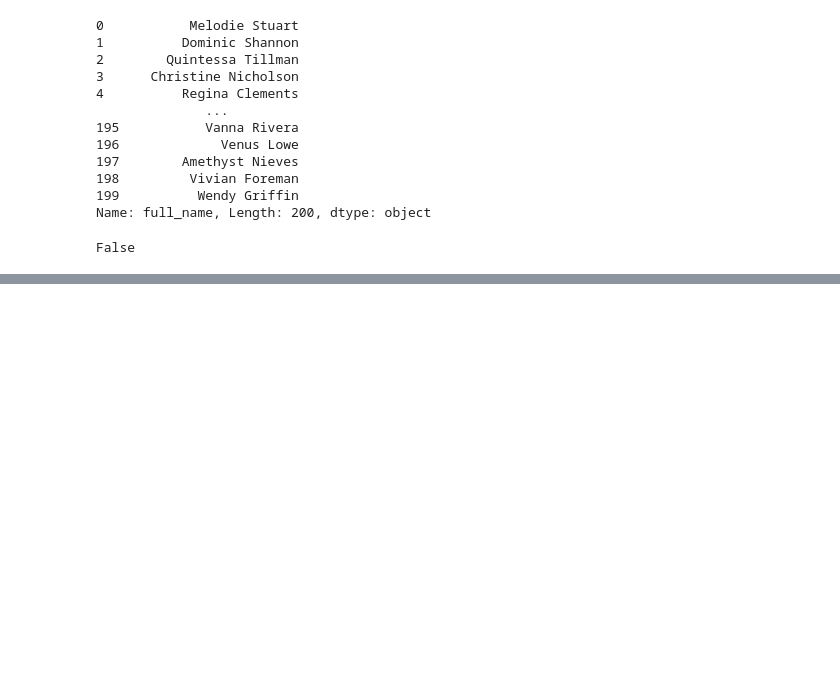
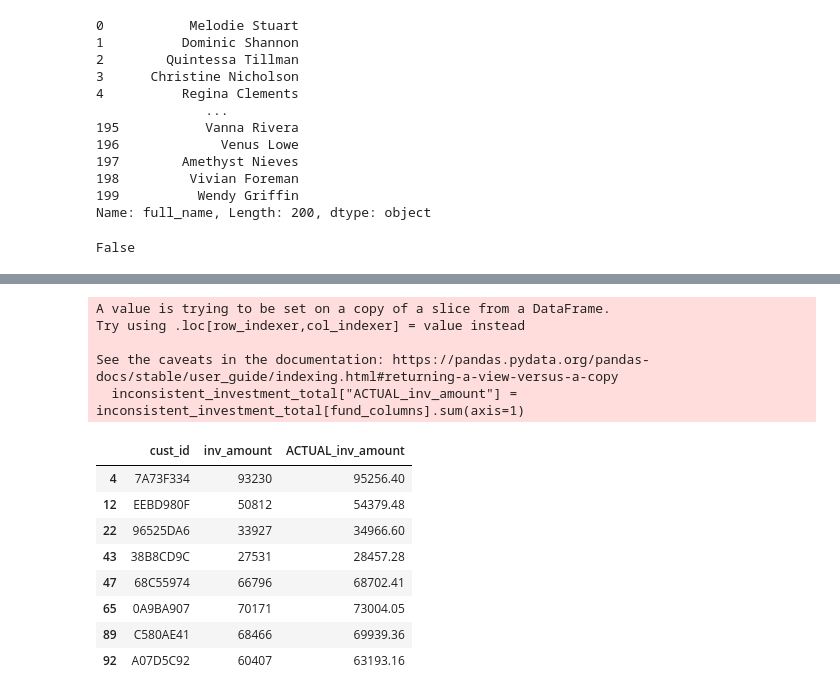
Before and after one commit to priscilla-arinze/PythonReview, a Jupyter notebook: LIBRARIES/Pandas_CleaningData.ipynb, the cells around one changed output, grey strips where cells are left out. Cells and saved outputs as stored; diff of their text form; code cells hidden in the pictures; blank space fills up the shorter version.

Commit message:
cleaning data by cross validating numerical fields and totals

```diff
--- a/LIBRARIES/Pandas_CleaningData.ipynb
+++ b/LIBRARIES/Pandas_CleaningData.ipynb
@@ -841,0 +867,11 @@ False
+# %%
+fund_columns = ["fund_A", "fund_B", "fund_C", "fund_D"]
+
+funds_sum = banking_cross_validation_df[fund_columns].sum(axis=1) # axis=1 for summing the rows
+
+total_investment_equality = banking_cross_validation_df["inv_amount"] == funds_sum
+
+consistent_investment_total = banking_cross_validation_df[total_investment_equality]
+inconsistent_investment_total = banking_cross_validation_df[~total_investment_equality]
+
+print(inconsistent_investment_total)
@@ -841,0 +898,19 @@ False
+# %%
+inconsistent_investment_total["ACTUAL_inv_amount"] = inconsistent_investment_total[fund_columns].sum(axis=1)
+
+inconsistent_investment_total[["cust_id", "inv_amount", "ACTUAL_inv_amount"]]
+# %% [output]
+A value is trying to be set on a copy of a slice from a DataFrame.
+Try using .loc[row_indexer,col_indexer] = value instead
+
+See the caveats in the documentation: https://pandas.pydata.org/pandas-docs/stable/user_guide/indexing.html#returning-a-view-versus-a-copy
+  inconsistent_investment_total["ACTUAL_inv_amount"] = inconsistent_investment_total[fund_columns].sum(axis=1)
+|  | cust_id | inv_amount | ACTUAL_inv_amount |
+| 4 | 7A73F334 | 93230 | 95256.40 |
+| 12 | EEBD980F | 50812 | 54379.48 |
+| 22 | 96525DA6 | 33927 | 34966.60 |
+| 43 | 38B8CD9C | 27531 | 28457.28 |
+| 47 | 68C55974 | 66796 | 68702.41 |
+| 65 | 0A9BA907 | 70171 | 73004.05 |
+| 89 | C580AE41 | 68466 | 69939.36 |
+| 92 | A07D5C92 | 60407 | 63193.16 |
```
Also changed, not shown: parts of 5 cells of this notebook, 1 other file.
